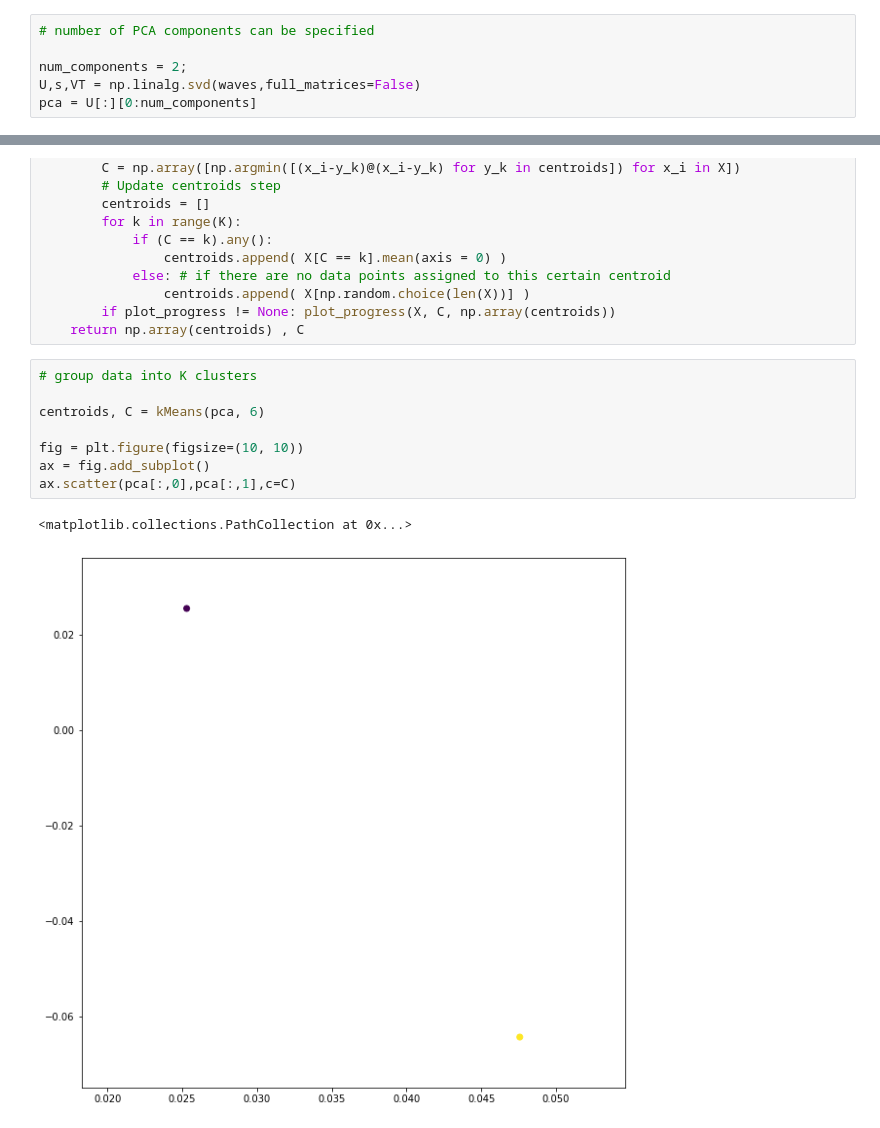
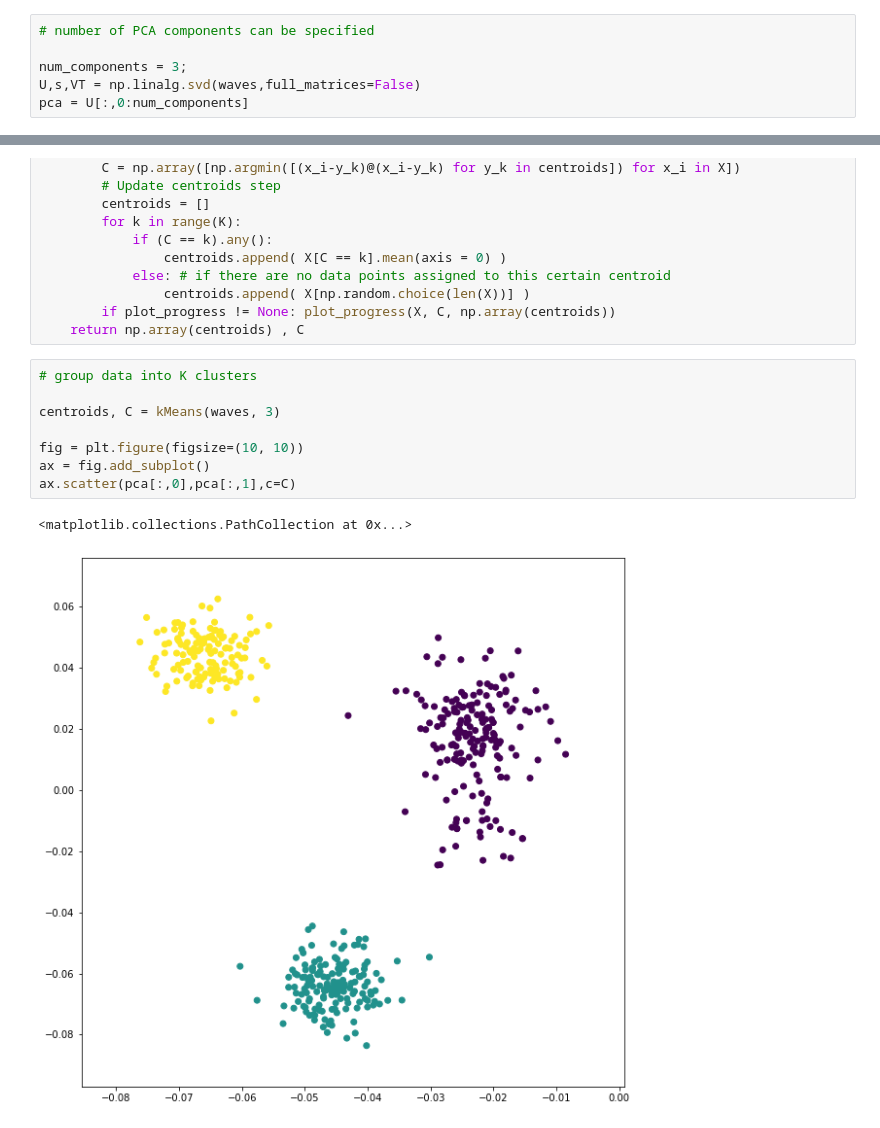
Before and after one commit to bfernandes1998/SpikeSort, a Jupyter notebook: SpikeSortActivity.ipynb, the cells around one changed output, grey strips where cells are left out. Saved outputs shown, nothing was run; the diff lists cells and outputs as text.

Commit message:
Update SpikeSortActivity.ipynb
FIXED CRAPPY PCA AND K-MEANS CODE

```diff
--- a/SpikeSortActivity.ipynb
+++ b/SpikeSortActivity.ipynb
@@ -122,9 +122,9 @@ for i in range(waves.shape[1]):
 # %%
 # number of PCA components can be specified
 
-num_components = 2;
+num_components = 3;
 U,s,VT = np.linalg.svd(waves,full_matrices=False)
-pca = U[:][0:num_components]
+pca = U[:,0:num_components]
 # %% [markdown]
 # Clustering spikes with similar characteristics
 # %%
@@ -147,11 +147,11 @@ def kMeans(X, K, maxIters = 80, plot_progress = None):
 # %%
 # group data into K clusters
 
-centroids, C = kMeans(pca, 6)
+centroids, C = kMeans(waves, 3)
 
 fig = plt.figure(figsize=(10, 10))
 ax = fig.add_subplot()
 ax.scatter(pca[:,0],pca[:,1],c=C)
 # %% [output]
 <matplotlib.collections.PathCollection at 0x...>
-[figure, old version]
+[figure, new version]
```
